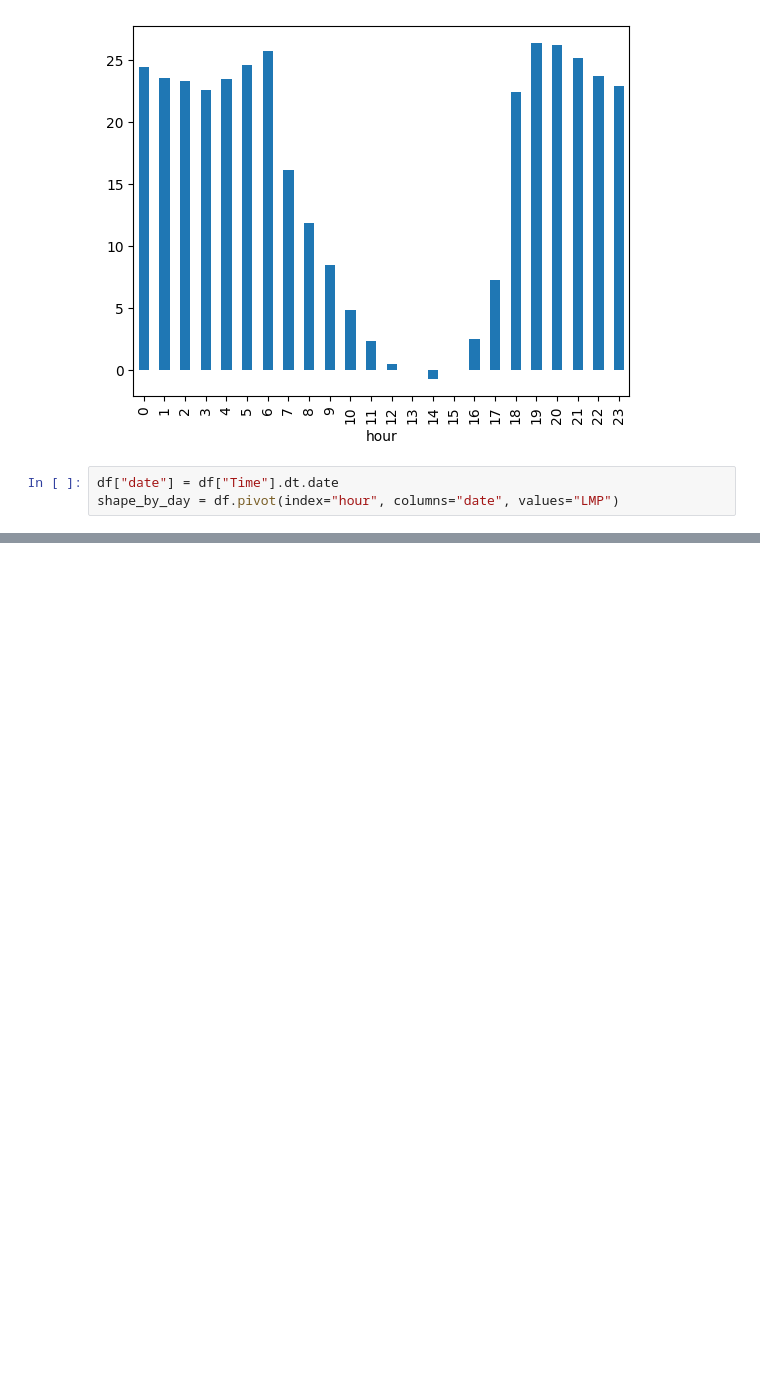
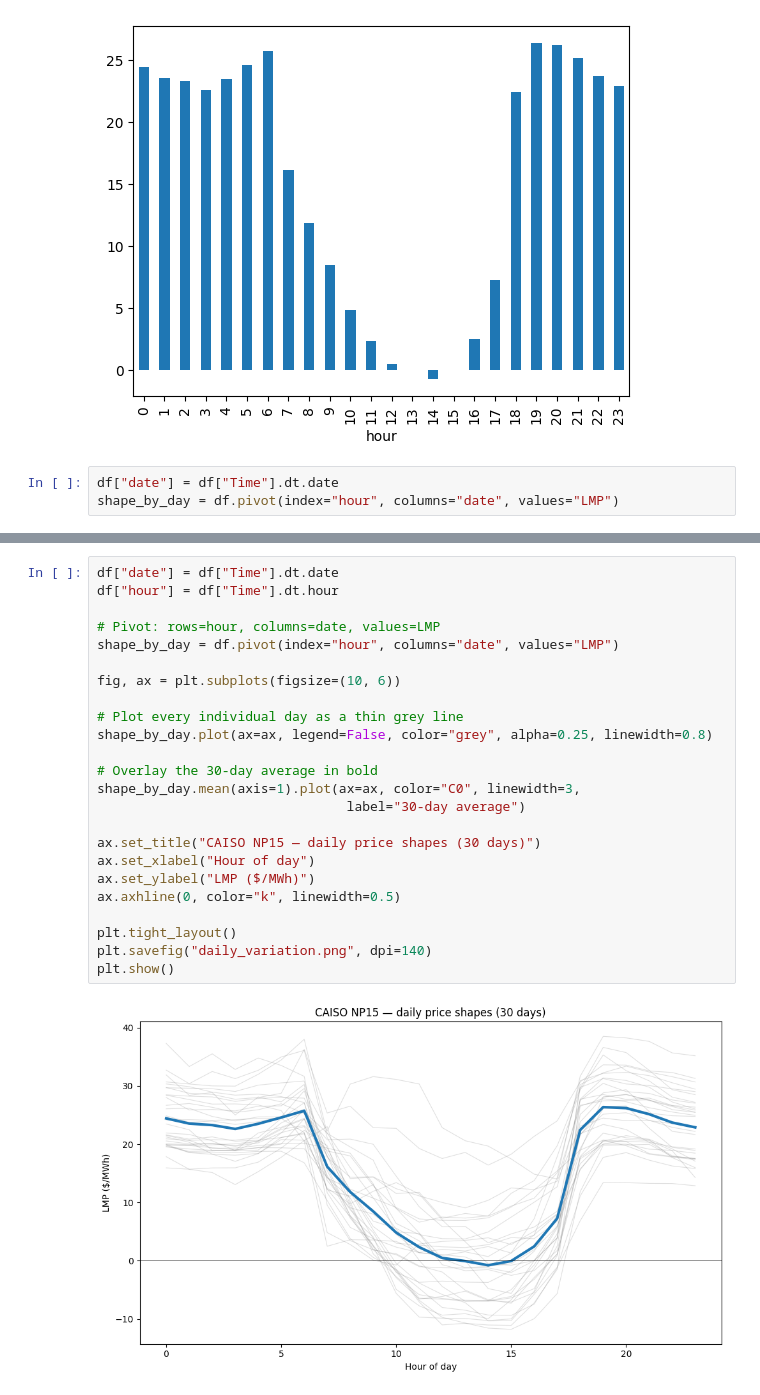
Before and after one commit to billaiagent0215/energy-trading-30d, a Jupyter notebook: day06-07-price-shape/price_shape.ipynb, the cells around one changed output, grey strips where cells are left out. Saved outputs shown, nothing was run; the diff lists cells and outputs as text; blank space fills up the shorter version.

```diff
--- a/day06-07-price-shape/price_shape.ipynb
+++ b/day06-07-price-shape/price_shape.ipynb
@@ -103,0 +120,26 @@ Spread:       $20.12/MWh
+# %%
+df["date"] = df["Time"].dt.date
+df["hour"] = df["Time"].dt.hour
+
+# Pivot: rows=hour, columns=date, values=LMP
+shape_by_day = df.pivot(index="hour", columns="date", values="LMP")
+
+fig, ax = plt.subplots(figsize=(10, 6))
+
+# Plot every individual day as a thin grey line
+shape_by_day.plot(ax=ax, legend=False, color="grey", alpha=0.25, linewidth=0.8)
+
+# Overlay the 30-day average in bold
+shape_by_day.mean(axis=1).plot(ax=ax, color="C0", linewidth=3,
+                                label="30-day average")
+
+ax.set_title("CAISO NP15 — daily price shapes (30 days)")
+ax.set_xlabel("Hour of day")
+ax.set_ylabel("LMP ($/MWh)")
+ax.axhline(0, color="k", linewidth=0.5)
+
+plt.tight_layout()
+plt.savefig("daily_variation.png", dpi=140)
+plt.show()
+# %% [output]
+[figure, added]
```
Also changed, not shown: parts of 2 cells of this notebook.
